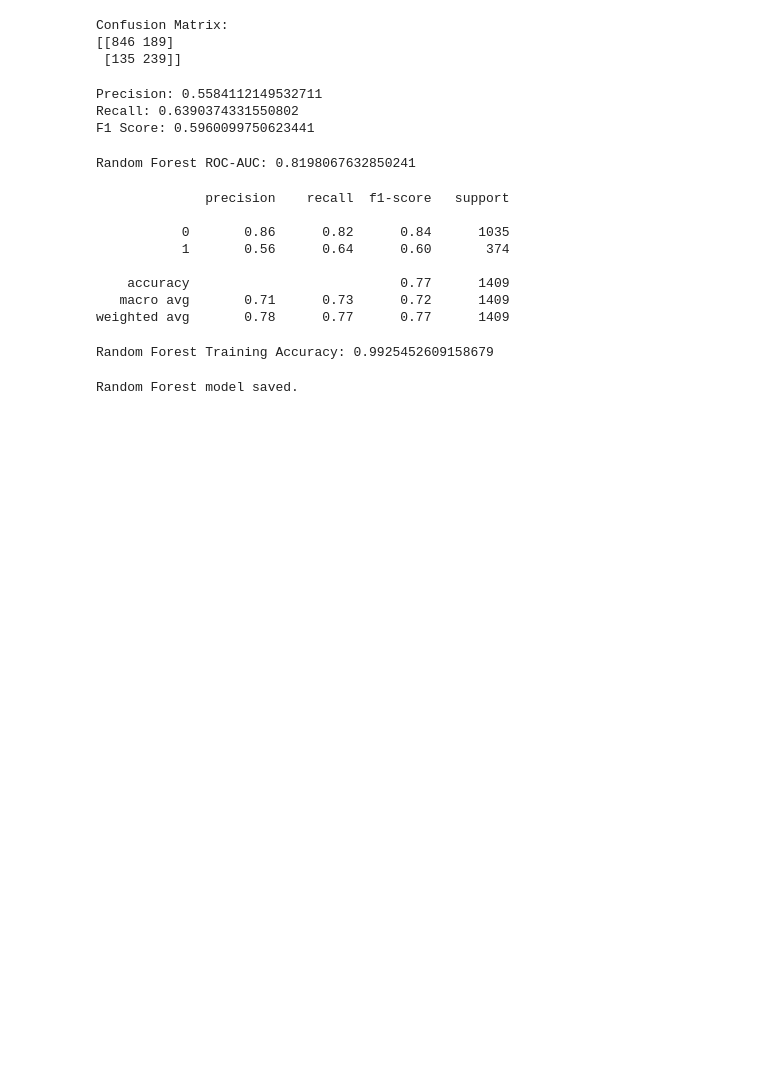
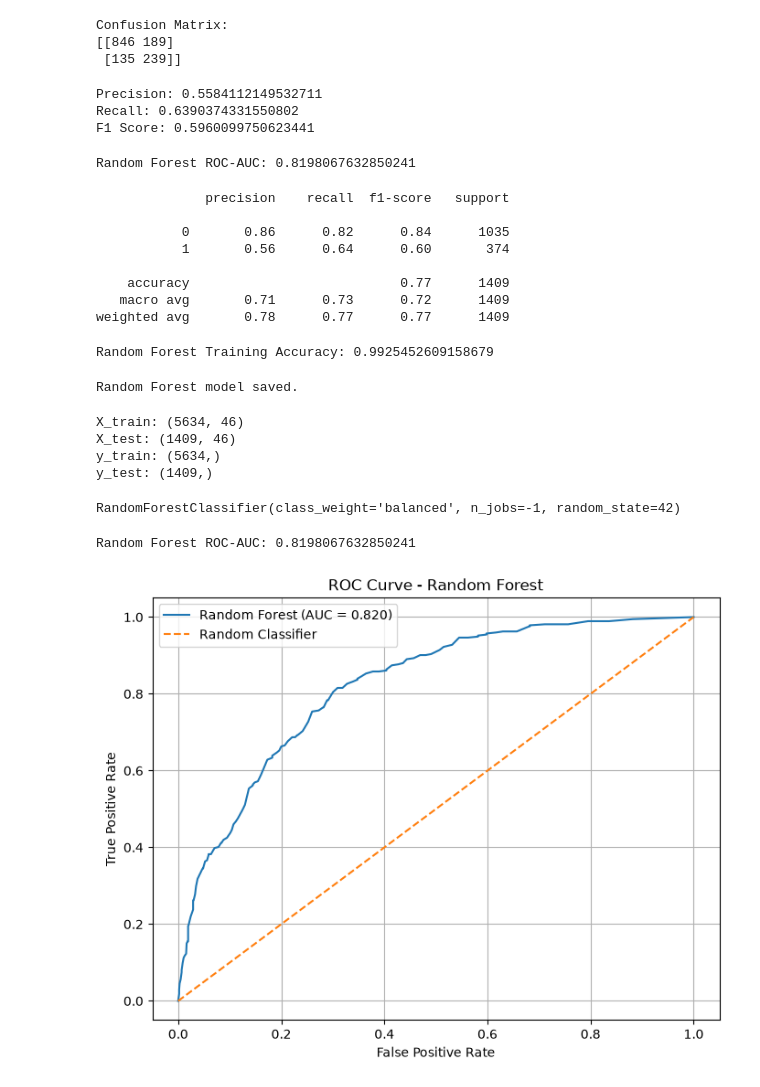
Before and after one commit to DJ321-art/ChurnSense, a Jupyter notebook: notebooks/03_modelling.ipynb, the cells around one changed output. Drawn from its saved outputs; the diff is of its cells as text; code cells hidden in the pictures; blank space fills up the shorter version.

Commit message:
Add ROC curve analysis

```diff
--- a/notebooks/03_modelling.ipynb
+++ b/notebooks/03_modelling.ipynb
@@ -240,3 +240,33 @@ joblib.dump(rf, "../models/random_forest.pkl")
 print("Random Forest model saved.")
 # %% [output]
 Random Forest model saved.
+# %%
+import joblib
+
+X_train = joblib.load("../models/X_train_processed.pkl")
+X_test = joblib.load("../models/X_test_processed.pkl")
+y_train = joblib.load("../models/y_train.pkl")
+y_test = joblib.load("../models/y_test.pkl")
+
+print("X_train:", X_train.shape)
+print("X_test:", X_test.shape)
+print("y_train:", y_train.shape)
+print("y_test:", y_test.shape)
+# %% [output]
+X_train: (5634, 46)
+X_test: (1409, 46)
+y_train: (5634,)
+y_test: (1409,)
+# %%
+from sklearn.ensemble import RandomForestClassifier
+
+rf = RandomForestClassifier(
+    n_estimators=100,
+    class_weight="balanced",
+    random_state=42,
+    n_jobs=-1
+)
+# %%
+rf.fit(X_train, y_train)
+# %% [output]
+RandomForestClassifier(class_weight='balanced', n_jobs=-1, random_state=42)
@@ -242,0 +275,29 @@ Random Forest model saved.
+# %%
+from sklearn.metrics import roc_curve, roc_auc_score
+
+y_proba_rf = rf.predict_proba(X_test)[:, 1]
+
+fpr_rf, tpr_rf, thresholds_rf = roc_curve(y_test, y_proba_rf)
+
+auc_rf = roc_auc_score(y_test, y_proba_rf)
+
+print("Random Forest ROC-AUC:", auc_rf)
+# %% [output]
+Random Forest ROC-AUC: 0.8198067632850241
+# %%
+import matplotlib.pyplot as plt
+
+plt.figure(figsize=(8, 6))
+
+plt.plot(fpr_rf, tpr_rf, label=f"Random Forest (AUC = {auc_rf:.3f})")
+plt.plot([0, 1], [0, 1], "--", label="Random Classifier")
+
+plt.xlabel("False Positive Rate")
+plt.ylabel("True Positive Rate")
+plt.title("ROC Curve - Random Forest")
+plt.legend()
+plt.grid()
+
+plt.show()
+# %% [output]
+[figure, added]
```
Also changed, not shown: parts of 1 cell of this notebook.
